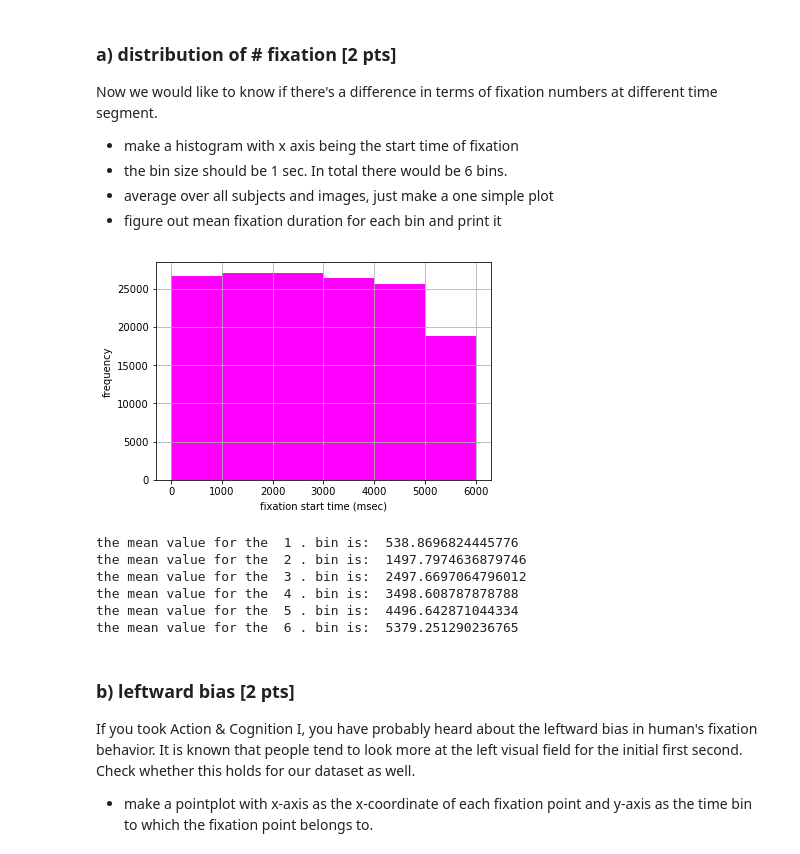
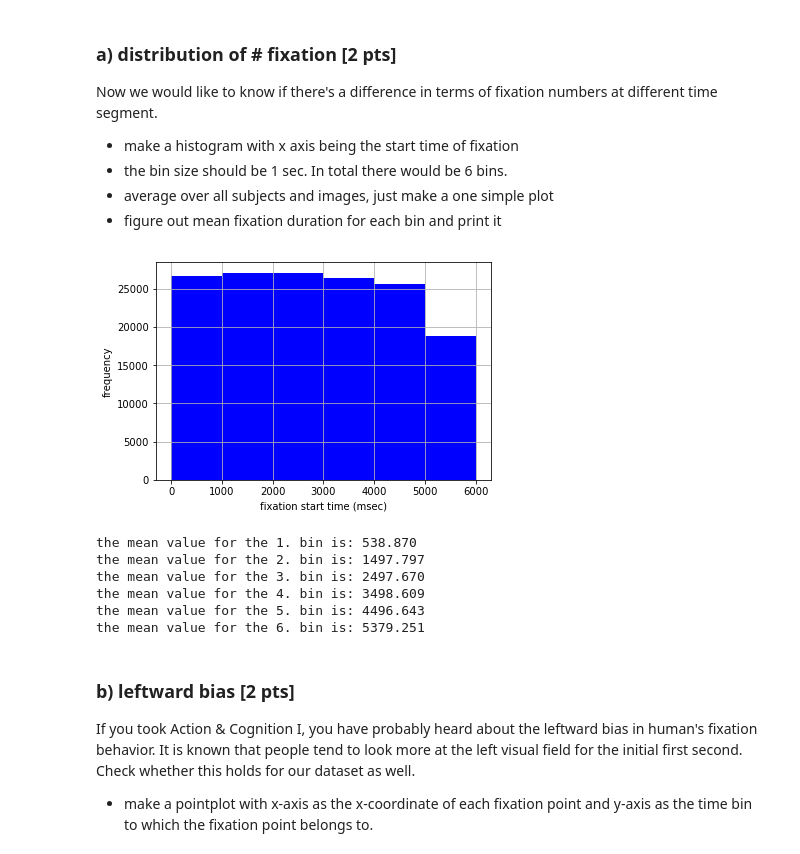
Before and after one commit to NBP-ACC/week-7-acc10, a Jupyter notebook: Sheet05.ipynb, the cells around one changed output. Cells and saved outputs as stored; diff of their text form; code cells hidden in the pictures.

```diff
--- a/Sheet05.ipynb
+++ b/Sheet05.ipynb
@@ -255,27 +251,27 @@ Now we would like to know if there's a difference in terms of fixation numbers a
 # %%
 # bins for the dividing the data into 6 different parts according to second intervalls
 bins=[0,1000,2000,3000,4000,5000,6000]
 
 # plot the histogram of starting values for bins 1-6 seconds
-plt.hist(df['start'], color='magenta', alpha=1, bins=bins)
+plt.hist(df.start, color='blue', alpha=1, bins=bins)
 plt.grid()
 plt.xlabel('fixation start time (msec)')
 plt.ylabel('frequency')
 plt.show()
 
 # compute means for each bin, the bin edges and the binnumber
-bin_means, bin_edges, binnumber = stats.binned_statistic(df['start'], df['start'], statistic='mean', bins=bins)
+bin_means, bin_edges, binnumber = stats.binned_statistic(df.start, df.start, statistic='mean', bins=bins)
 # print the mean for each bin
 for i in range(len(bin_means)):
-    print('the mean value for the ',i+1,'. bin is: ', bin_means[i])
+    print('the mean value for the {}. bin is: {:.3f}'.format(i+1, bin_means[i]))
 # %% [output]
-[figure, old version]
+[figure, new version]
-the mean value for the  1 . bin is:  538.8696824445776
-the mean value for the  2 . bin is:  1497.7974636879746
-the mean value for the  3 . bin is:  2497.6697064796012
-the mean value for the  4 . bin is:  3498.608787878788
-the mean value for the  5 . bin is:  4496.642871044334
-the mean value for the  6 . bin is:  5379.251290236765
+the mean value for the 1. bin is: 538.870
+the mean value for the 2. bin is: 1497.797
+the mean value for the 3. bin is: 2497.670
+the mean value for the 4. bin is: 3498.609
+the mean value for the 5. bin is: 4496.643
+the mean value for the 6. bin is: 5379.251
 # %% [markdown]
 ### b) leftward bias [2 pts]
 If you took Action & Cognition I, you have probably heard about the leftward bias in human's fixation behavior. It is known that people tend to look more at the left visual field for the initial first second. Check whether this holds for our dataset as well.
```
Also changed, not shown: parts of 8 cells of this notebook.
